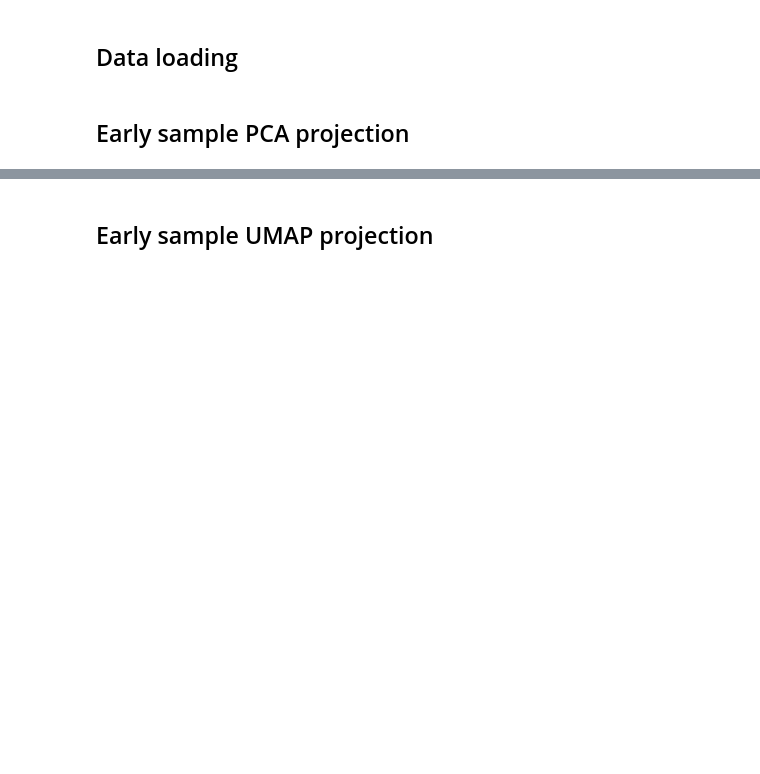
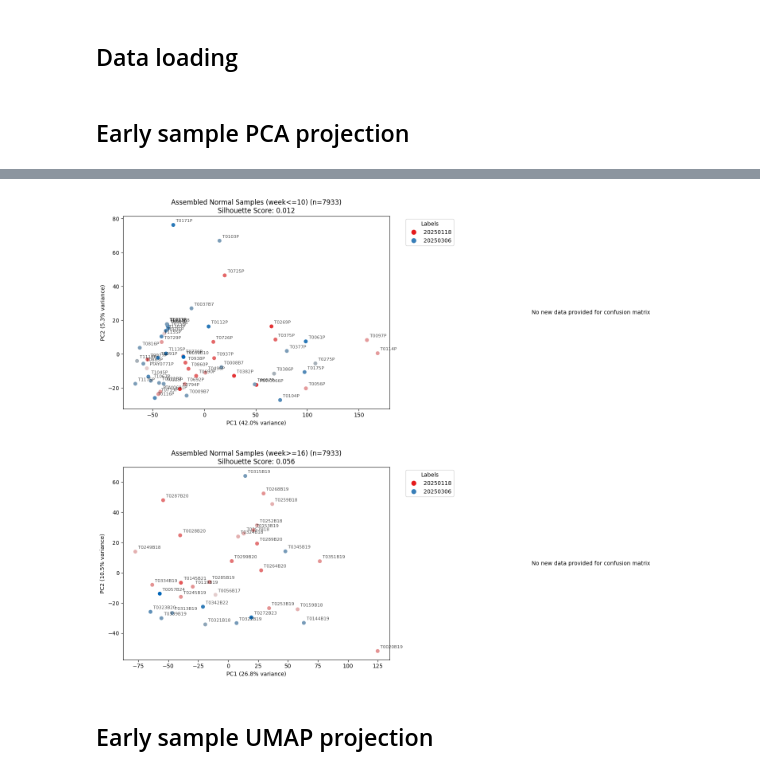
Before and after one commit to vanreality/ml_trisomy_detection, a Jupyter notebook: bin/summary.ipynb, the cells around one changed output, grey strips where cells are left out. Saved outputs shown, nothing was run; the diff lists cells and outputs as text; code cells hidden in the pictures; blank space fills up the shorter version.

```diff
--- a/bin/summary.ipynb
+++ b/bin/summary.ipynb
@@ -569,2 +557,30 @@ Step 3: Lasso selected 17 non-zero features
+# %%
+# Check batch effect
+for assembly in ['Assembled']:
+    df_train = dfs['Train'][assembly].copy()
+    df_val = dfs['Validation'][assembly].copy()
+
+    # Filter rows
+    labels_to_keep = ['Normal']
+    df_train = df_train[df_train['label'].isin(labels_to_keep)]
+    df_val = df_val[df_val['label'].isin(labels_to_keep)]
+
+    df_train['label'] = '20250118'
+    df_val['label'] = '20250306'
+
+    labels_to_keep = ['20250118', '20250306']
+
+    df = pd.concat([df_train, df_val], axis=0)
+
+    feature_cols = [col for col in df.columns if ':' in col]
+
+    cols = ['sample', 'week', 'label'] + feature_cols
+
+    single_pca_plot(df[df['week'] <= 10], feature_cols, labels_to_keep, f'{assembly} Normal Samples (week<=10)', plot_decision_boundary=False)
+
+    single_pca_plot(df[df['week'] >= 16], feature_cols, labels_to_keep, f'{assembly} Normal Samples (week>=16)', plot_decision_boundary=False)
+# %% [output]
+[figure, added]
+[figure, added]
 # %% [markdown]
 ## Early sample UMAP projection
```
Also changed, not shown: parts of 18 cells of this notebook.
